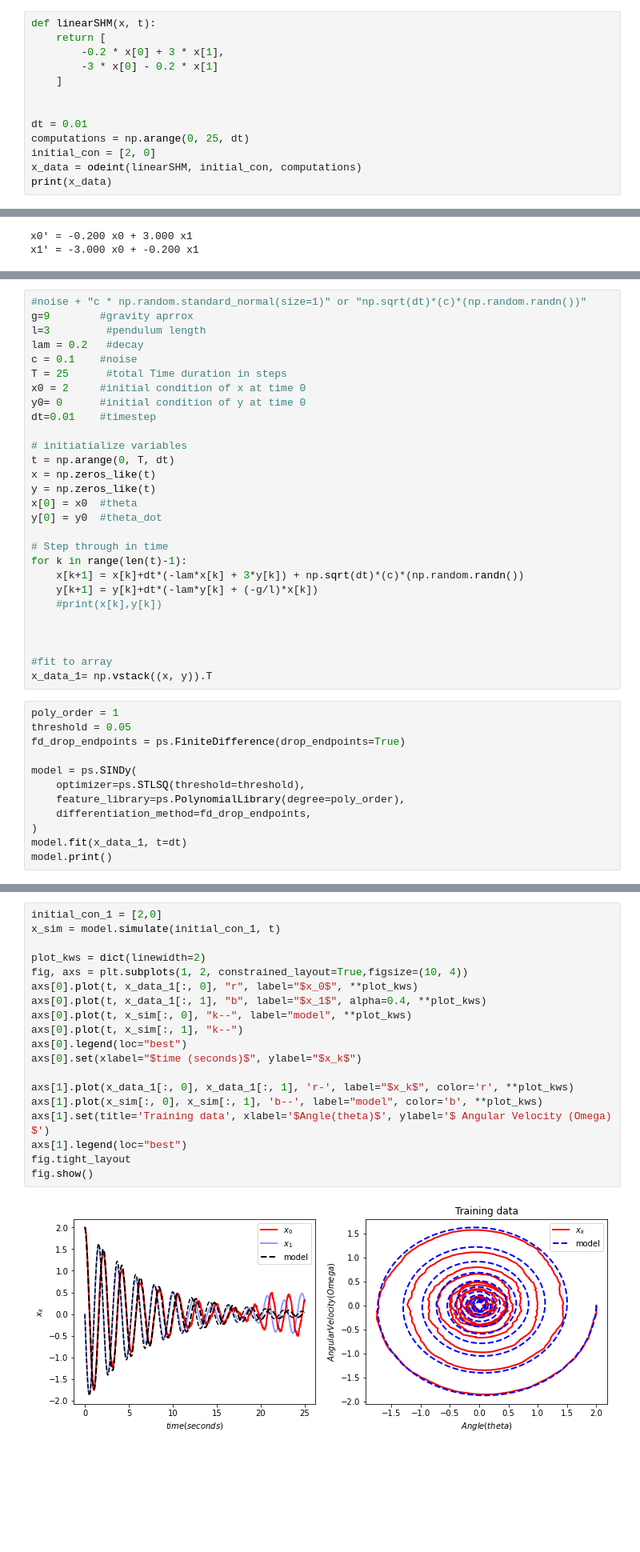
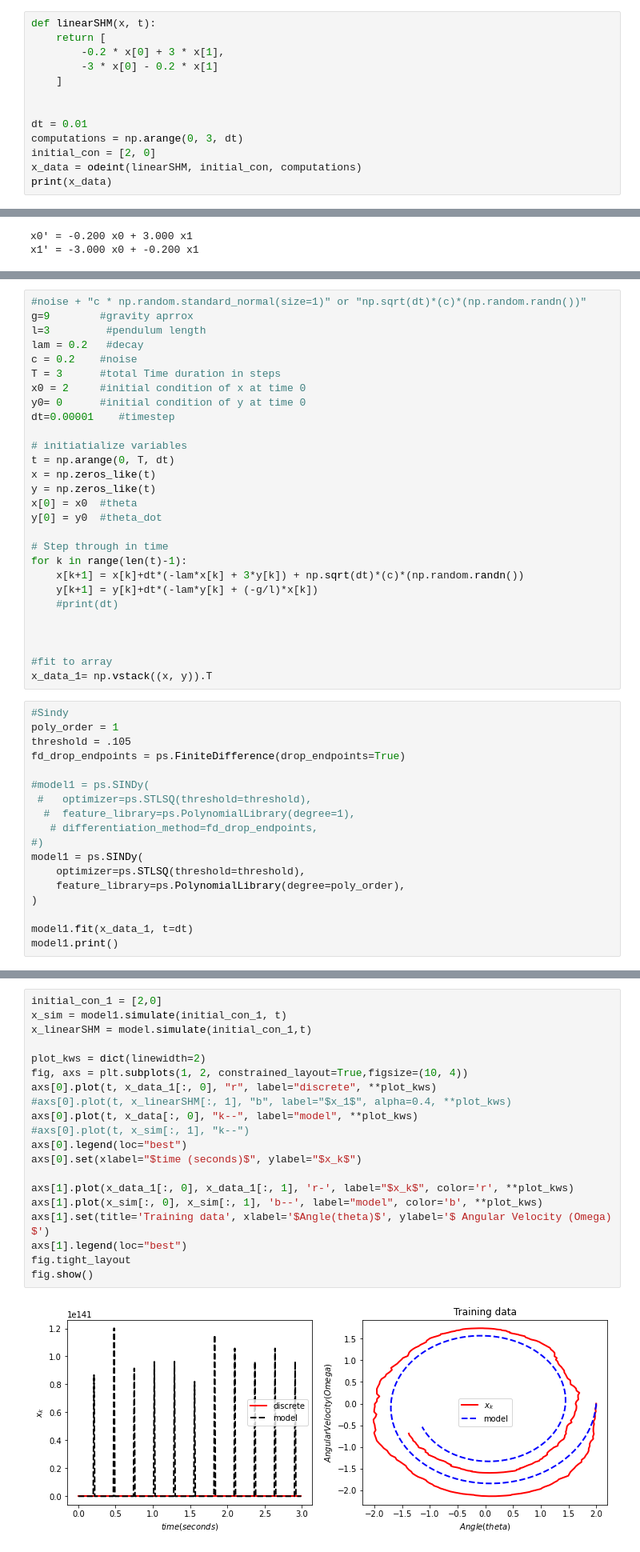
Before and after one commit to Lenfesty-b/SINDy, a Jupyter notebook: Pendulum.ipynb, the cells around one changed output, grey strips where cells are left out. Shown at 80% size. Drawn from its saved outputs; the diff is of its cells as text; blank space fills up the shorter version.

```diff
--- a/Pendulum.ipynb
+++ b/Pendulum.ipynb
@@ -16,7 +16,7 @@ def linearSHM(x, t):
 
 
 dt = 0.01
-computations = np.arange(0, 25, dt)
+computations = np.arange(0, 3, dt)
 initial_con = [2, 0]
 x_data = odeint(linearSHM, initial_con, computations)
 print(x_data)
@@ -69,11 +79,11 @@ fig.show()
 g=9        #gravity aprrox
 l=3         #pendulum length
 lam = 0.2   #decay
-c = 0.1    #noise
-T = 25      #total Time duration in steps
+c = 0.2    #noise
+T = 3      #total Time duration in steps
 x0 = 2     #initial condition of x at time 0
 y0= 0      #initial condition of y at time 0
-dt=0.01    #timestep
+dt=0.00001    #timestep
 
 # initiatialize variables
 t = np.arange(0, T, dt)
@@ -86,22 +96,28 @@ y[0] = y0  #theta_dot
 for k in range(len(t)-1):
     x[k+1] = x[k]+dt*(-lam*x[k] + 3*y[k]) + np.sqrt(dt)*(c)*(np.random.randn())
     y[k+1] = y[k]+dt*(-lam*y[k] + (-g/l)*x[k])
-    #print(x[k],y[k])
+    #print(dt)
 
 
 
 #fit to array
 x_data_1= np.vstack((x, y)).T
 # %%
+#Sindy
 poly_order = 1
-threshold = 0.05
+threshold = .105
 fd_drop_endpoints = ps.FiniteDifference(drop_endpoints=True)
 
-model = ps.SINDy(
+#model1 = ps.SINDy(
+ #   optimizer=ps.STLSQ(threshold=threshold),
+  #  feature_library=ps.PolynomialLibrary(degree=1),
+   # differentiation_method=fd_drop_endpoints,
+#)
+model1 = ps.SINDy(
     optimizer=ps.STLSQ(threshold=threshold),
     feature_library=ps.PolynomialLibrary(degree=poly_order),
-    differentiation_method=fd_drop_endpoints,
 )
-model.fit(x_data_1, t=dt)
-model.print()
+
+model1.fit(x_data_1, t=dt)
+model1.print()
 # %% [output]
@@ -110,21 +126,22 @@ x1' = -3.004 x0 + -0.156 x1
 # %%
 initial_con_1 = [2,0]
-x_sim = model.simulate(initial_con_1, t)
+x_sim = model1.simulate(initial_con_1, t)
+x_linearSHM = model.simulate(initial_con_1,t)
 
 plot_kws = dict(linewidth=2)
 fig, axs = plt.subplots(1, 2, constrained_layout=True,figsize=(10, 4))
-axs[0].plot(t, x_data_1[:, 0], "r", label="$x_0$", **plot_kws)
-axs[0].plot(t, x_data_1[:, 1], "b", label="$x_1$", alpha=0.4, **plot_kws)
-axs[0].plot(t, x_sim[:, 0], "k--", label="model", **plot_kws)
-axs[0].plot(t, x_sim[:, 1], "k--")
+axs[0].plot(t, x_data_1[:, 0], "r", label="discrete", **plot_kws)
+#axs[0].plot(t, x_linearSHM[:, 1], "b", label="$x_1$", alpha=0.4, **plot_kws)
+axs[0].plot(t, x_data[:, 0], "k--", label="model", **plot_kws)
+#axs[0].plot(t, x_sim[:, 1], "k--")
 axs[0].legend(loc="best")
 axs[0].set(xlabel="$time (seconds)$", ylabel="$x_k$")
 
 axs[1].plot(x_data_1[:, 0], x_data_1[:, 1], 'r-', label="$x_k$", color='r', **plot_kws)
 axs[1].plot(x_sim[:, 0], x_sim[:, 1], 'b--', label="model", color='b', **plot_kws)
 axs[1].set(title='Training data', xlabel='$Angle(theta)$', ylabel='$ Angular Velocity (Omega) $')
 axs[1].legend(loc="best")
 fig.tight_layout
 fig.show()
 # %% [output]
-[figure, old version]
+[figure, new version]
```
Also changed, not shown: parts of 2 cells of this notebook, 3 other files.
